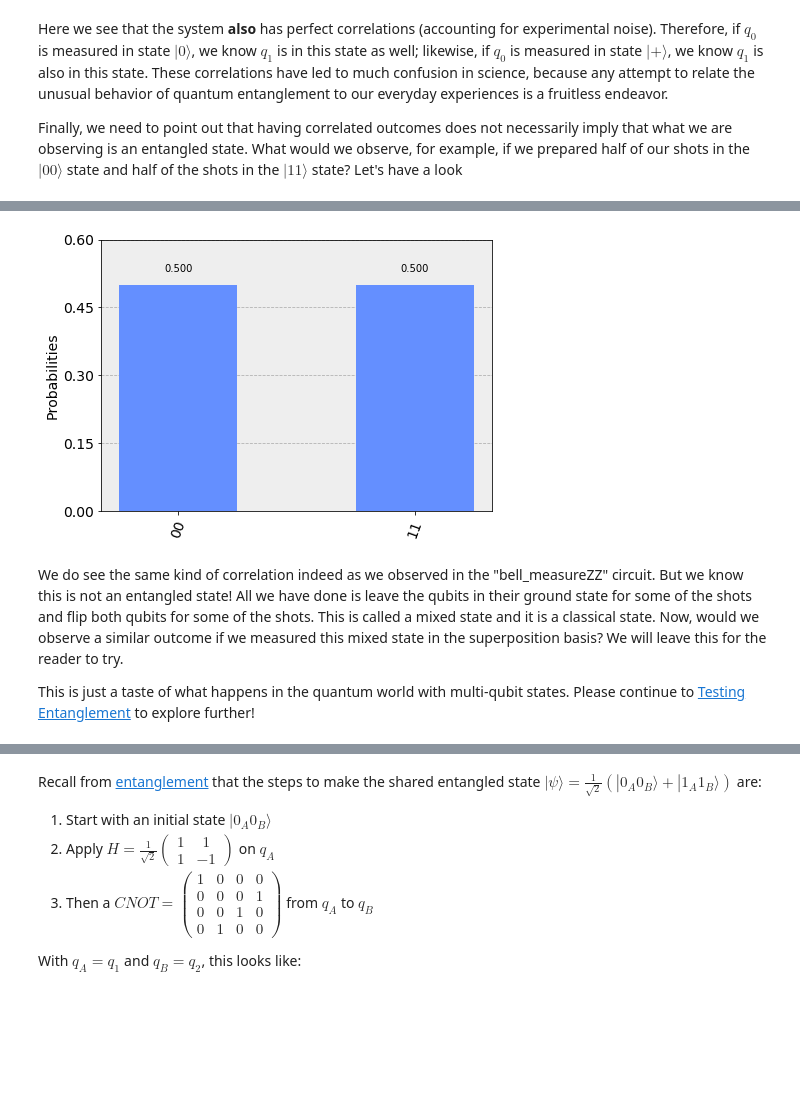
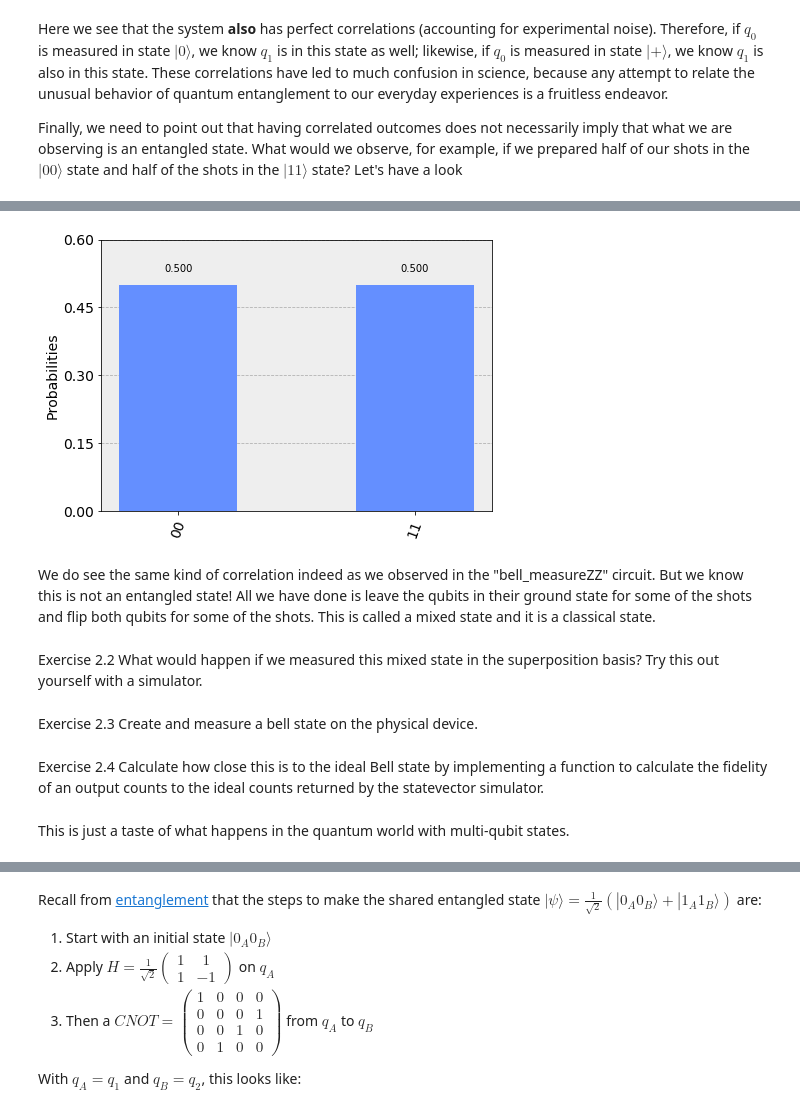
Before and after one commit to taalexander/useqip-exercises, a Jupyter notebook: exercises/2_quantum_entanglement_and_teleportation.ipynb, the cells around one changed output, grey strips where cells are left out. Drawn from its saved outputs; the diff is of its cells as text; code cells hidden in the pictures; blank space fills up the shorter version.

Commit message:
Add bell state tutorial. Missing exercises.

```diff
--- a/exercises/2_quantum_entanglement_and_teleportation.ipynb
+++ b/exercises/2_quantum_entanglement_and_teleportation.ipynb
@@ -14,6 +14,10 @@ from qiskit import BasicAer, IBMQ, execute
 
 # import basic plot tools
 from qiskit.tools.visualization import plot_histogram
+# %%
+IBMQ.load_accounts()
+backend = IBMQ.get_backend('ibmq_16_melbourne')
+backend_sim = BasicAer.get_backend('qasm_simulator')
 # %% [markdown]
 ## Introduction
 
@@ -184,19 +221,25 @@ mixed2.draw(output='mpl')
 # %%
 mixed_state = [mixed1,mixed2]
-job = execute(mixed_state, backend)
+job = execute(mixed_state, backend_sim)
 result = job.result()
 
 counts1 = result.get_counts(mixed_state[0])
 counts2 = result.get_counts(mixed_state[1])
 
 from collections import Counter
 ground = Counter(counts1)
 excited = Counter(counts2)
 plot_histogram(ground+excited)
 # %% [output]
-[figure, old version]
+[figure, new version]
 # %% [markdown]
-We do see the same kind of correlation indeed as we observed in the "bell_measureZZ" circuit. But we know this is not an entangled state! All we have done is leave the qubits in their ground state for some of the shots and flip both qubits for some of the shots. This is called a mixed state and it is a classical state. Now, would we observe a similar outcome if we measured this mixed state in the superposition basis? We will leave this for the reader to try.
-
-This is just a taste of what happens in the quantum world with multi-qubit states. Please continue to [Testing Entanglement](entanglement_testing.ipynb) to explore further!
+We do see the same kind of correlation indeed as we observed in the "bell_measureZZ" circuit. But we know this is not an entangled state! All we have done is leave the qubits in their ground state for some of the shots and flip both qubits for some of the shots. This is called a mixed state and it is a classical state.
+# %% [markdown]
+<span class="badge badge-primary">Exercise 2.2</span> What would happen if we measured this mixed state in the superposition basis? Try this out yourself with a simulator.
+# %% [markdown]
+<span class="badge badge-primary">Exercise 2.3</span> Create and measure a bell state on the physical device.
+# %% [markdown]
+<span class="badge badge-primary">Exercise 2.4</span> Calculate how close this is to the ideal Bell state by implementing a function to calculate the fidelity of an output counts to the ideal counts returned by the statevector simulator.
+# %% [markdown]
+This is just a taste of what happens in the quantum world with multi-qubit states.
 # %% [markdown]
```
Also changed, not shown: parts of 36 cells of this notebook, 2 other files.
